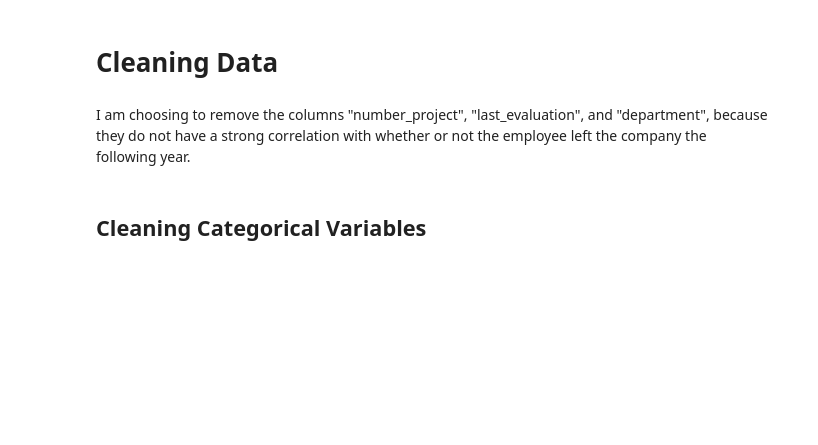
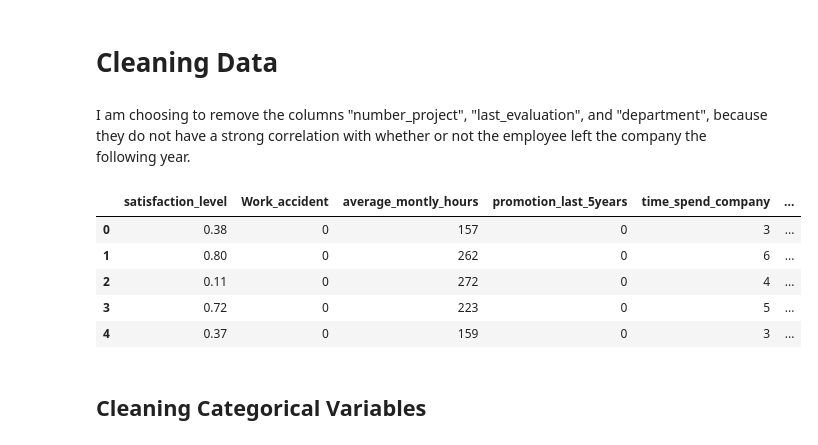
Before and after one commit to savyrosea/HR_Employee_Retention, a Jupyter notebook: HR_Employee_Retention_Binary_Classification.ipynb, the cells around one changed output. Drawn from its saved outputs; the diff is of its cells as text; code cells hidden in the pictures; blank space fills up the shorter version.

```diff
--- a/HR_Employee_Retention_Binary_Classification.ipynb
+++ b/HR_Employee_Retention_Binary_Classification.ipynb
@@ -135,6 +151,16 @@ These percents are much closer to each other, so I am not going to use departmen
 # Cleaning Data
 # %% [markdown]
 I am choosing to remove the columns "number_project", "last_evaluation", and "department", because they do not have a strong correlation with whether or not the employee left the company the following year.
+# %%
+hr_df = hr_df[['satisfaction_level','Work_accident','average_montly_hours','promotion_last_5years','time_spend_company','salary']]
+hr_df.head()
+# %% [output]
+|  | satisfaction_level | Work_accident | average_montly_hours | promotion_last_5years | time_spend_company | ... |
+| 0 | 0.38 | 0 | 157 | 0 | 3 | ... |
+| 1 | 0.80 | 0 | 262 | 0 | 6 | ... |
+| 2 | 0.11 | 0 | 272 | 0 | 4 | ... |
+| 3 | 0.72 | 0 | 223 | 0 | 5 | ... |
+| 4 | 0.37 | 0 | 159 | 0 | 3 | ... |
 # %% [markdown]
 ## Cleaning Categorical Variables
 # %% [markdown]
```
Also changed, not shown: parts of 4 cells of this notebook.
